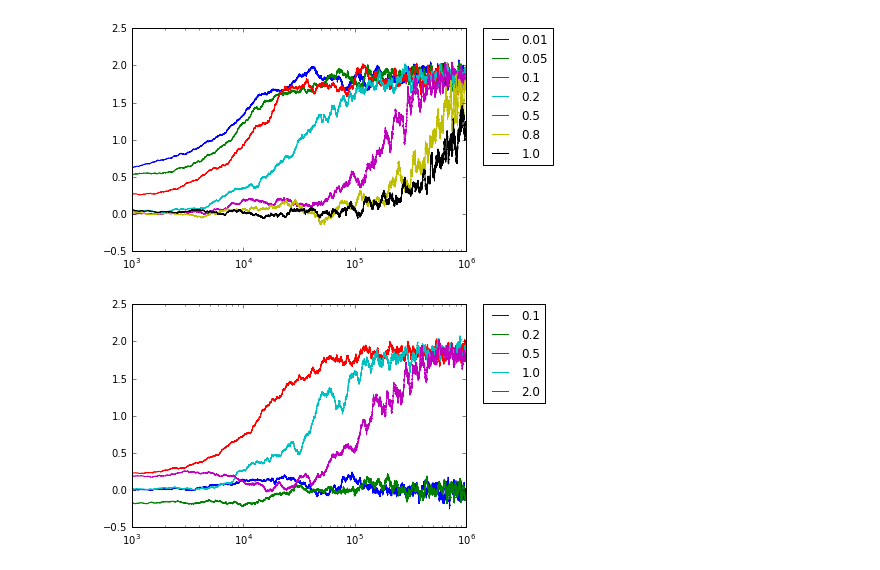
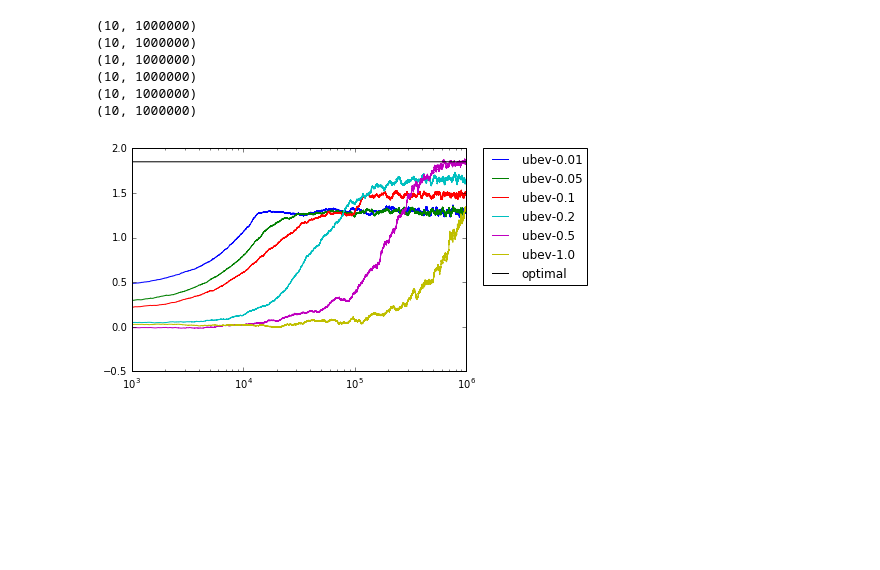
Before and after one commit to afcarl/TabularRLpp, a Jupyter notebook: visualization.ipynb, the cells around one changed output. Drawn from its saved outputs; the diff is of its cells as text; code cells hidden in the pictures; blank space fills up the shorter version.

```diff
--- a/visualization.ipynb
+++ b/visualization.ipynb
@@ -4,14 +21,19 @@ from visualize import *
 # %%
-PREFIX = 'cmake-build-release/'
-ubev_1 = get_rewards('ubev_eb_100-0.100000-0.010000.txt', prefix=PREFIX)
-ubev_5 = get_rewards('ubev_eb_100-0.100000-0.050000.txt', prefix=PREFIX)
-ubev_10 = get_rewards('ubev_eb_100-0.100000-0.100000.txt', prefix=PREFIX)
-ubev_20 = get_rewards('ubev_eb_100-0.100000-0.200000.txt', prefix=PREFIX)
-ubev_50 = get_rewards('ubev_eb_100-0.100000-0.500000.txt', prefix=PREFIX)
-ubev_80 = get_rewards('ubev_eb_100-0.100000-0.800000.txt', prefix=PREFIX)
-ubev_100 = get_rewards('ubev_eb_100-0.100000-1.000000.txt', prefix=PREFIX)
+ubev_1 = read_all('ubev_eb_100-0.100000-0.010000.txt', prefix='final/')
+ubev_5 = read_all('ubev_eb_100-0.100000-0.050000.txt', prefix='final/')
+ubev_10 = read_all('ubev_eb_100-0.100000-0.100000.txt', prefix='final/')
+ubev_25 = read_all('ubev_eb_100-0.100000-0.250000.txt', prefix='final/')
+ubev_50 = read_all('ubev_eb_100-0.100000-0.500000.txt', prefix='final/')
+ubev_100 = read_all('ubev_eb_100-0.100000-1.000000.txt', prefix='final/')
+# %% [output]
+(10, 1000000)
+(10, 1000000)
+(10, 1000000)
+(10, 1000000)
+(10, 1000000)
+(10, 1000000)
 # %%
-draw([ubev_1, ubev_5, ubev_10, ubev_20, ubev_50, ubev_80, ubev_100],
-     [0.01, 0.05, 0.10, 0.20, 0.50, 0.80, 1.00])
+draw_mean([ubev_1, ubev_5, ubev_10, ubev_25, ubev_50, ubev_100],
+          ['ubev-0.01', 'ubev-0.05', 'ubev-0.1', 'ubev-0.2', 'ubev-0.5', 'ubev-1.0'], optimal=5 * 0.99 ** 99)
 # %% [output]
-[figure, old version]
+[figure, new version]
@@ -25,5 +39,0 @@ mbie_20 = get_rewards('mbie_eb_100-2.000000.txt', prefix=PREFIX)
-# %%
-draw([mbie_1, mbie_2, mbie_5, mbie_10, mbie_20],
-     [0.1, 0.2, 0.5, 1.0, 2.0])
-# %% [output]
-[figure, removed]
```
Also changed, not shown: parts of 9 cells of this notebook, 5 other files.
